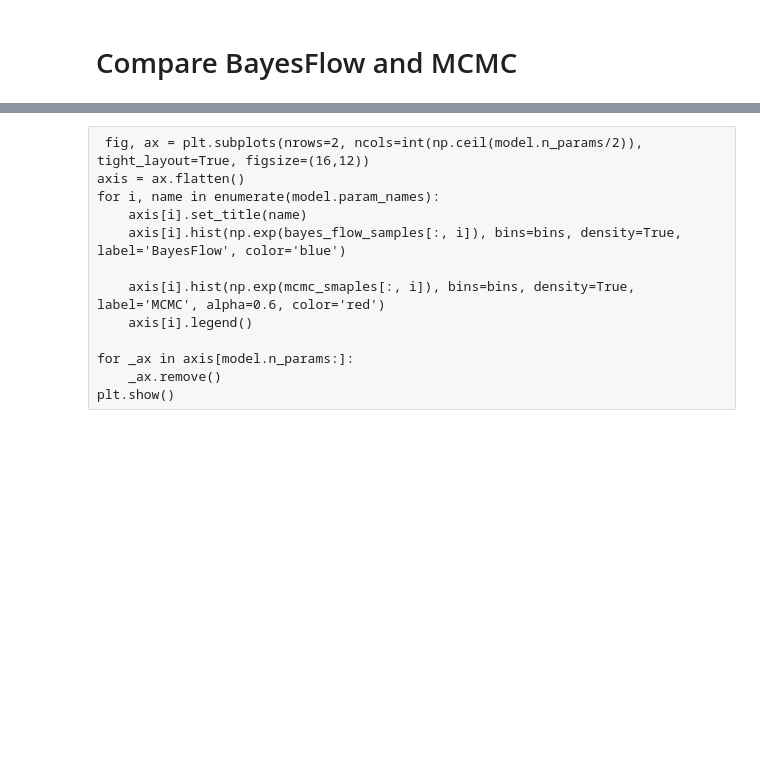
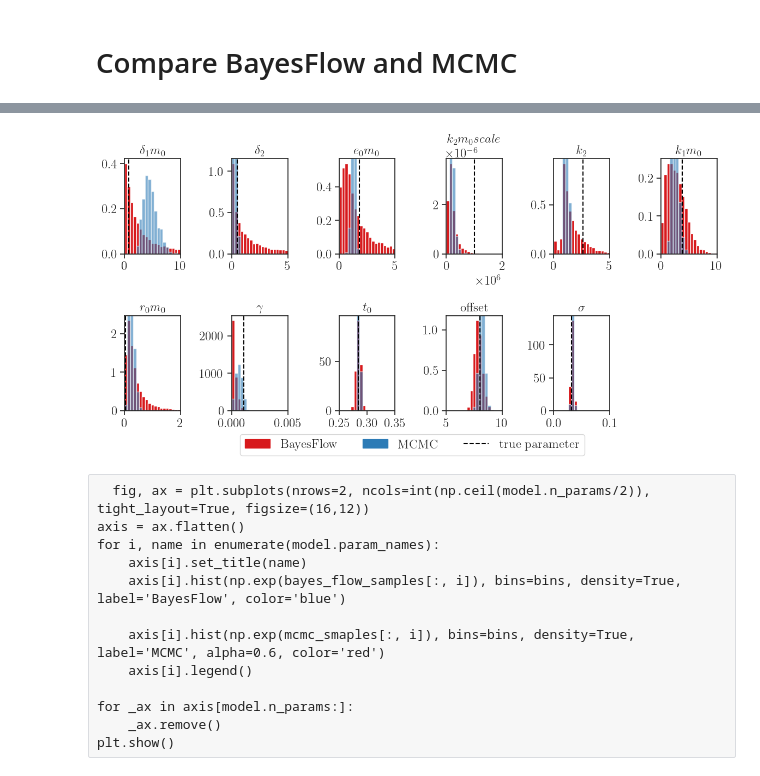
Before and after one commit to arrjon/Amortized-NLME-Models, a Jupyter notebook: Experiments/Validate Posterior with MCMC.ipynb, the cells around one changed output, grey strips where cells are left out. Saved outputs shown, nothing was run; the diff lists cells and outputs as text; code cells hidden in the pictures; blank space fills up the shorter version.

```diff
--- a/Experiments/Validate Posterior with MCMC.ipynb
+++ b/Experiments/Validate Posterior with MCMC.ipynb
@@ -201,4 +211,4 @@ if os.path.exists(filename):
 else:
     result = optimize.minimize(problem=pesto_problem,
                            optimizer=optimize.ScipyOptimizer(),
-                           n_starts=n_chains*10)
+                           n_starts=n_chains)
@@ -226,7 +312,8 @@ sampler = sample.AdaptiveParallelTemperingSampler(
 if not os.path.exists(filename):
     result = sample.sample(
             pesto_problem, n_samples=n_samples, sampler=sampler,
-            x0=list(result.optimize_result.x)[:n_chains],
+            filename=filename,
+            x0=x0,
             result=result)
 # %%
 geweke_test = sample.geweke_test(result)
@@ -295,39 +384,75 @@ plt.rcParams.update({'font.size': 25,
+# %%
+plt.rcParams.update({'font.size': 20,
+                     'text.usetex': True,
+                     "font.family": "serif",
+                     "font.serif": ["Computer Modern Roman"],
+                     'axes.titlesize': 'small',
+                     'axes.labelsize': 'small',
+                     'xtick.labelsize': 'small',
+                     'ytick.labelsize': 'small',
+                     'legend.fontsize': 'small',
+                     #'figure.dpi': 600,
+                     'figure.figsize': (16,9)}) #
+colors = ['#1f78b4', '#a6cee3', '#b2df8a','#33a02c','#fb9a99']
 # %%
 # reduce to same number of samples
 n_samples = min(obs_data_posterior_samples[individual_id].shape[0], pesto_samples_adjusted.shape[0])
-bayes_flow_samples = obs_data_posterior_samples[individual_id, :n_samples]
+bayes_flow_samples = obs_data_posterior_samples[individual_id]
 mcmc_smaples = pesto_samples_adjusted#[np.random.choice(range(pesto_samples_adjusted.shape[0]),
                                       #                 n_samples, replace=False)]
 # %%
-fig, ax = plt.subplots(nrows=2, ncols=int(np.ceil(model.n_params/2)), tight_layout=True, figsize=(16,12))
+fig, ax = plt.subplots(nrows=2, ncols=int(np.ceil(model.n_params/2)), tight_layout=True, figsize=(12,6))
 axis = ax.flatten()
 bins = 20
 binwidth = 0.5
+if model.name == 'DetailedFroehlichModel':
+    xlim = [[0,10], [0,5], [0,5], [0,2*1e+6], [0,5], [0,10], [0,2], [0,0.005], [0.25,0.35], [5,10], [0,0.1]]
+else:
+    xlim = [[-0.1,0.5], [-0.1,0.5], [300,600], [0, 2], [5,10], [0,0.1]]
+
 for i, name in enumerate(model.param_names):
-    axis[i].set_xlabel('log '+name)
-    axis[i].hist(bayes_flow_samples[:, i], bins=bins, density=True, label='BayesFlow', color='blue')
+    axis[i].set_title(name) #'log '+name)
+    axis[i].hist(np.exp(bayes_flow_samples[:, i]),
+                 bins=np.linspace(xlim[i][0], xlim[i][1], bins), #bins,
+                 density=True, label='BayesFlow', color='#d7191c') #
     ylim = axis[i].get_ylim()
+    #xlim = axis[i].get_xlim()
 
-    axis[i].hist(mcmc_smaples[:, i],
-                 bins=np.arange(min(mcmc_smaples[:, i]), max(mcmc_smaples[:, i]) + binwidth, binwidth),
-                 density=True, label='MCMC', alpha=0.6, color='red')
+    axis[i].hist(np.exp(mcmc_smaples[:, i]),
+                 bins=np.linspace(xlim[i][0], xlim[i][1], bins),
+                 #bins=np.arange(min(np.exp(mcmc_smaples[:, i])), max(np.exp(mcmc_smaples[:, i])) + binwidth, binwidth),
+                 density=True, label='MCMC', alpha=0.6, color='#2c7bb6')
     axis[i].set_ylim(ylim)
 
-    xlim = axis[i].get_xlim()
+
     if model.prior_type == 'normal':
-        x_prior = np.linspace(model.prior_mean[i] - 2.58*model.prior_std[i],
-                    model.prior_mean[i] + 2.58*model.prior_std[i], 100)
-        prior_density = stats.norm.pdf(x_prior, model.prior_mean[i], model.prior_std[i])
-        axis[i].plot(x_prior, prior_density, color='orange', label='Prior', linestyle='--')
+        #x_prior = np.linspace(model.prior_mean[i] - 0.1*model.prior_std[i],
+         #           model.prior_mean[i] + 0.1*model.prior_std[i], 1000)
+        #prior_density = stats.norm.pdf(x_prior, model.prior_mean[i], model.prior_std[i])
+        #prior_handle, = axis[i].plot(np.exp(x_prior), prior_density, color='orange', label='Prior',
+        #                             linestyle='-')
         # set axis to lim without prior
-        axis[i].set_xlim(xlim)
+        pass #axis[i].set_xlim(xlim)
     elif model.prior_type == 'uniform':
-        axis[i].set_xlim(model.prior_bounds[i])
+        axis[i].set_xlim(np.exp(model.prior_bounds[i]))
 
-    axis[i].legend()
+    true_value = axis[i].axvline(np.exp(cell_param_log.values[individual_id][i]), linestyle='--', color='black',
+                                 label='true parameter')
+
+    true_param = np.exp(cell_param_log.values[individual_id][i])
+    #xlim = true_param -0.5*true_param, true_param+0.5*true_param
+    #xlim = -1, np.exp(cell_param_log.values[individual_id][i])+1
+    axis[i].set_xlim(xlim[i])
+
+bf_handle = mpatches.Patch(color='#d7191c', label='BayesFlow')
+mcmc_handle = mpatches.Patch(color='#2c7bb6', label='MCMC')
+lgd = fig.legend(handles=[bf_handle, mcmc_handle, true_value], ncol=3, loc='lower center', bbox_to_anchor=(0.5, -0.05))
 
 for _ax in axis[model.n_params:]:
     _ax.remove()
-#plt.savefig(f'../plots/mcmc/posterior_validation_{model.name}_individual_{individual_id}.png', dpi=600)
+#plt.savefig(f'../plots/posterior_validation_{model.name}_individual_{individual_id}_synthetic.pdf', format='pdf',
+#            bbox_inches='tight', bbox_extra_artists=(lgd,))
 plt.show()
+# %% [output]
+[figure, added]
 # %% [raw]
```
Also changed, not shown: parts of 31 cells of this notebook, 14 other files.
